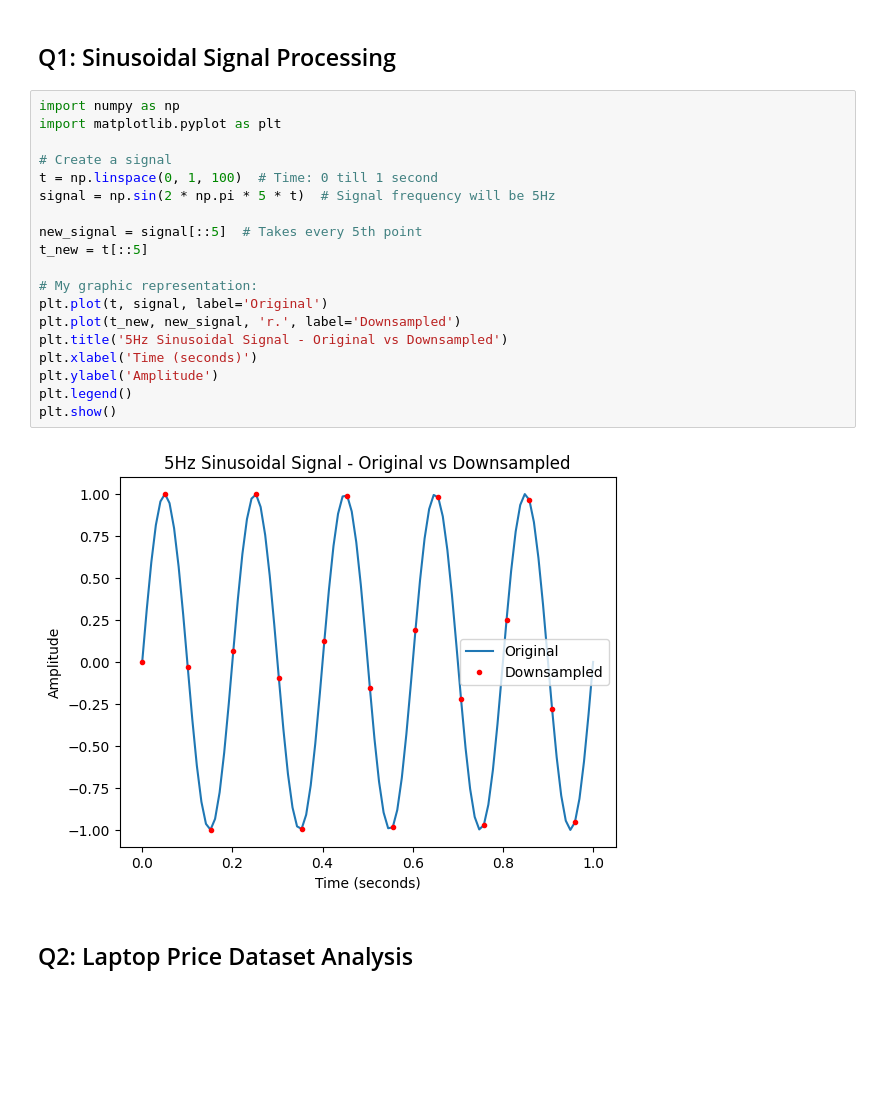
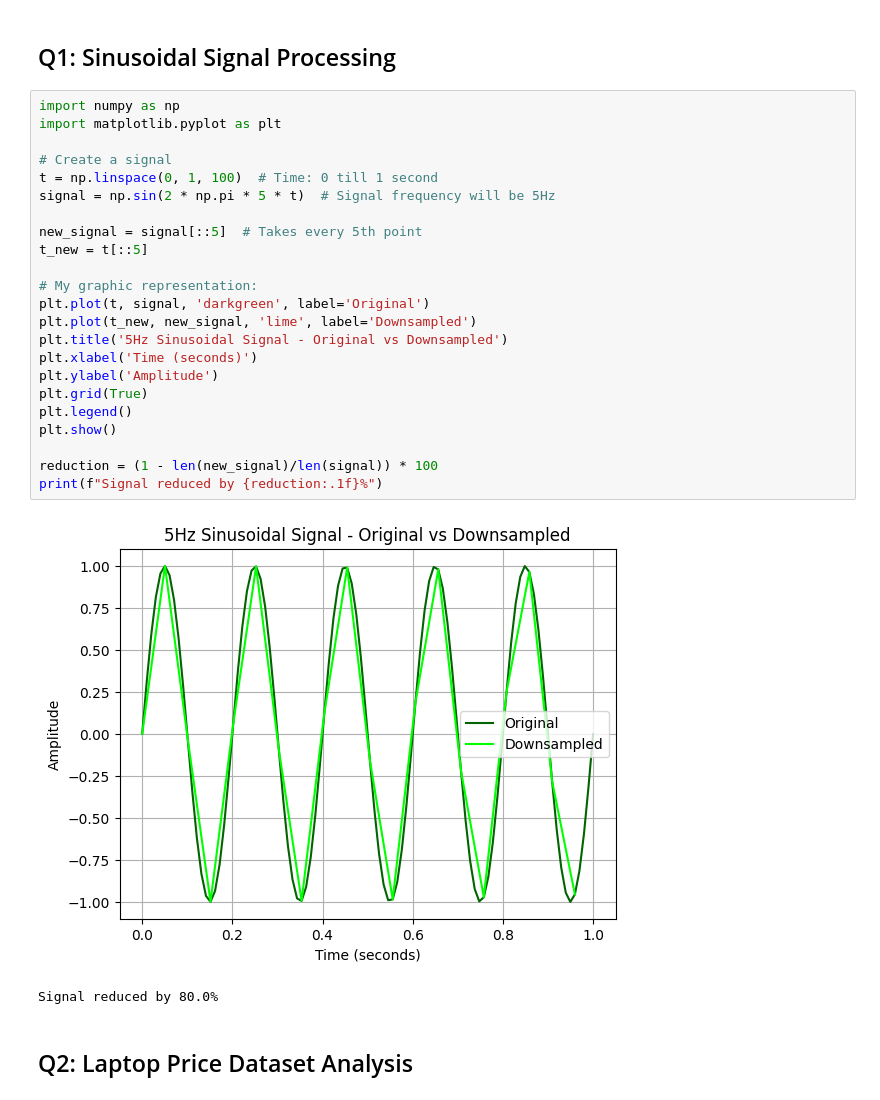
Before and after one commit to SagiHai/First_repository, a Jupyter notebook: miniproject1.ipynb, the cells around one changed output. Cells and saved outputs as stored; diff of their text form; blank space fills up the shorter version.

```diff
--- a/miniproject1.ipynb
+++ b/miniproject1.ipynb
@@ -105,24 +105,29 @@ Note: you may need to restart the kernel to use updated packages.
 # %%
 import numpy as np
 import matplotlib.pyplot as plt
 
 # Create a signal
 t = np.linspace(0, 1, 100)  # Time: 0 till 1 second
 signal = np.sin(2 * np.pi * 5 * t)  # Signal frequency will be 5Hz
 
 new_signal = signal[::5]  # Takes every 5th point
 t_new = t[::5]
 
 # My graphic representation:
-plt.plot(t, signal, label='Original')
-plt.plot(t_new, new_signal, 'r.', label='Downsampled')
+plt.plot(t, signal, 'darkgreen', label='Original')
+plt.plot(t_new, new_signal, 'lime', label='Downsampled')
 plt.title('5Hz Sinusoidal Signal - Original vs Downsampled')
 plt.xlabel('Time (seconds)')
 plt.ylabel('Amplitude')
+plt.grid(True)
 plt.legend()
 plt.show()
+
+reduction = (1 - len(new_signal)/len(signal)) * 100
+print(f"Signal reduced by {reduction:.1f}%")
 # %% [output]
-[figure, old version]
+[figure, new version]
+Signal reduced by 80.0%
 # %% [markdown]
 ## Q2: Laptop Price Dataset Analysis
 # %% [markdown]
```
